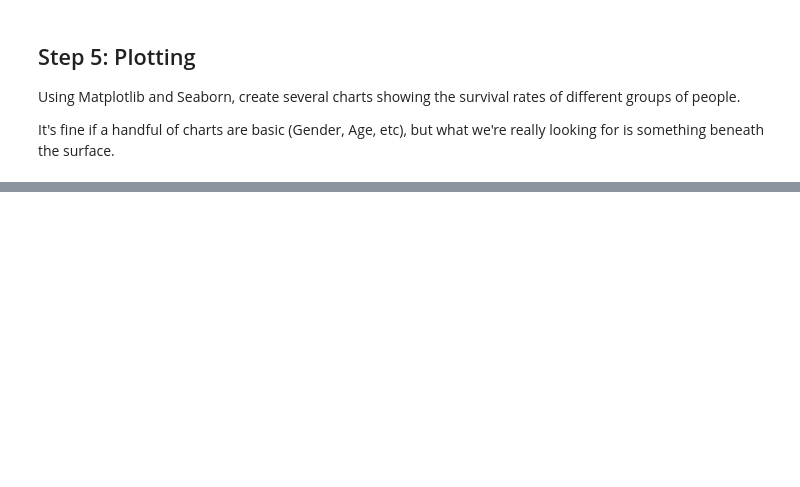
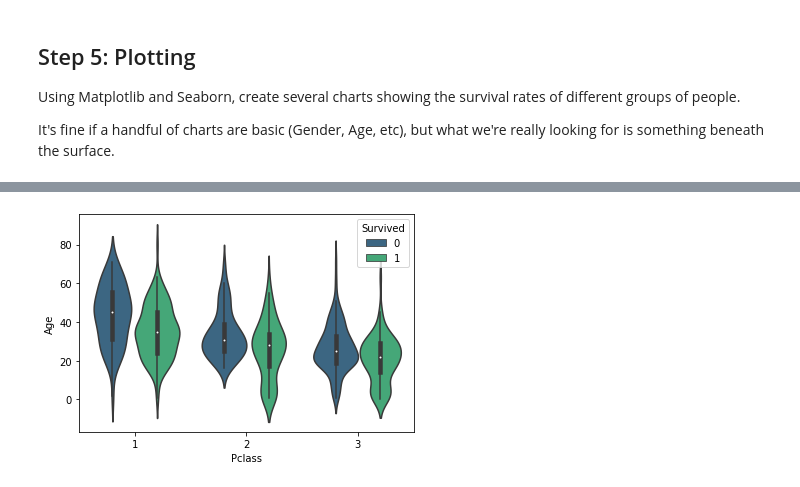
Before and after one commit to maryschindler/DSI_exercises, a Jupyter notebook: 2_01_Titanic/Titanic_revisited.ipynb, the cells around one changed output, grey strips where cells are left out. Drawn from its saved outputs; the diff is of its cells as text; code cells hidden in the pictures; blank space fills up the shorter version.

```diff
--- a/2_01_Titanic/Titanic_revisited.ipynb
+++ b/2_01_Titanic/Titanic_revisited.ipynb
@@ -205,0 +328,8 @@ It's fine if a handful of charts are basic (Gender, Age, etc), but what we're re
+# %%
+#more complex charts below:
+sns.violinplot(x = df['Pclass'],
+               y = df['Age'],
+               hue = df['Survived'],
+               palette = 'viridis');
+# %% [output]
+[figure, added]
```
Also changed, not shown: parts of 34 cells of this notebook, 1 other file.
